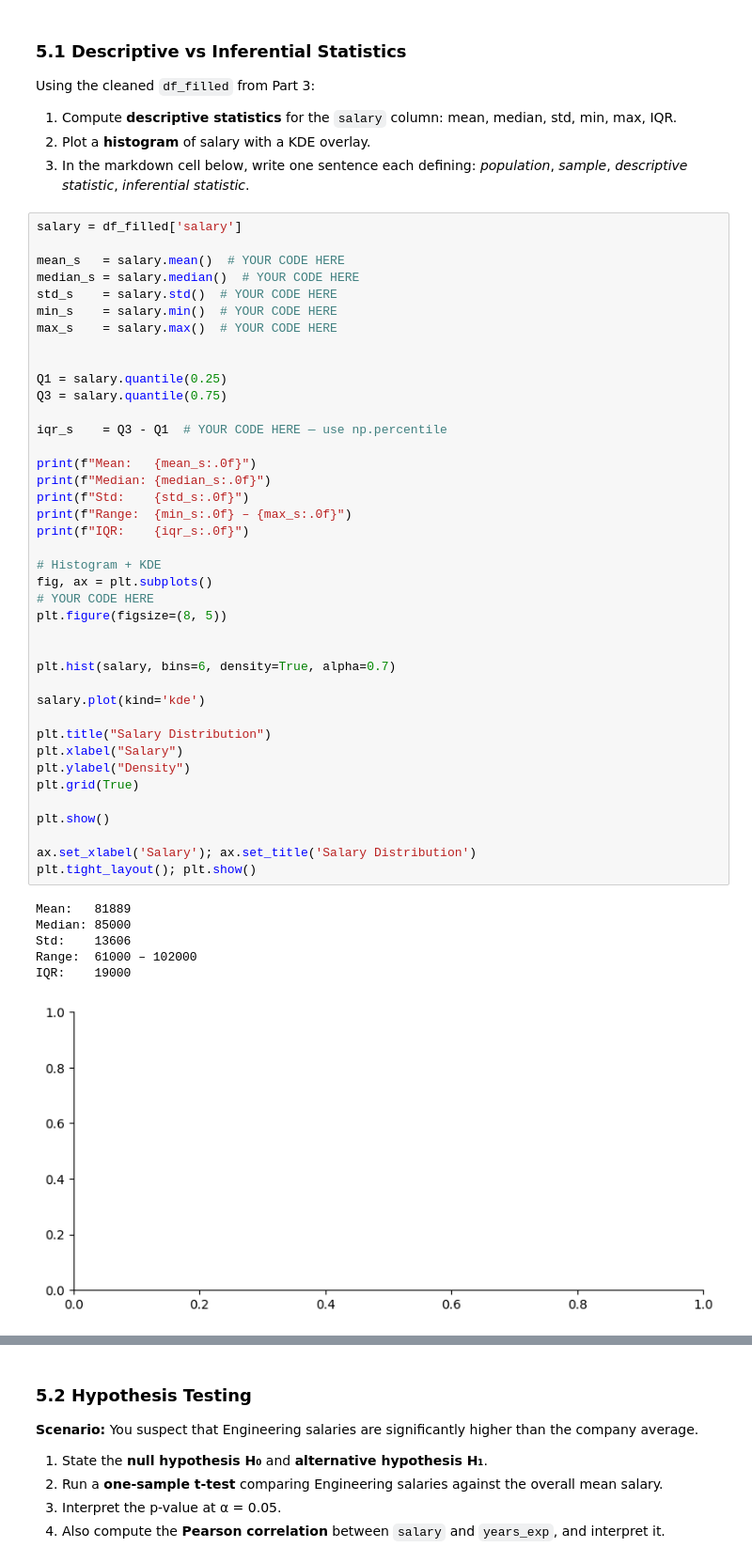
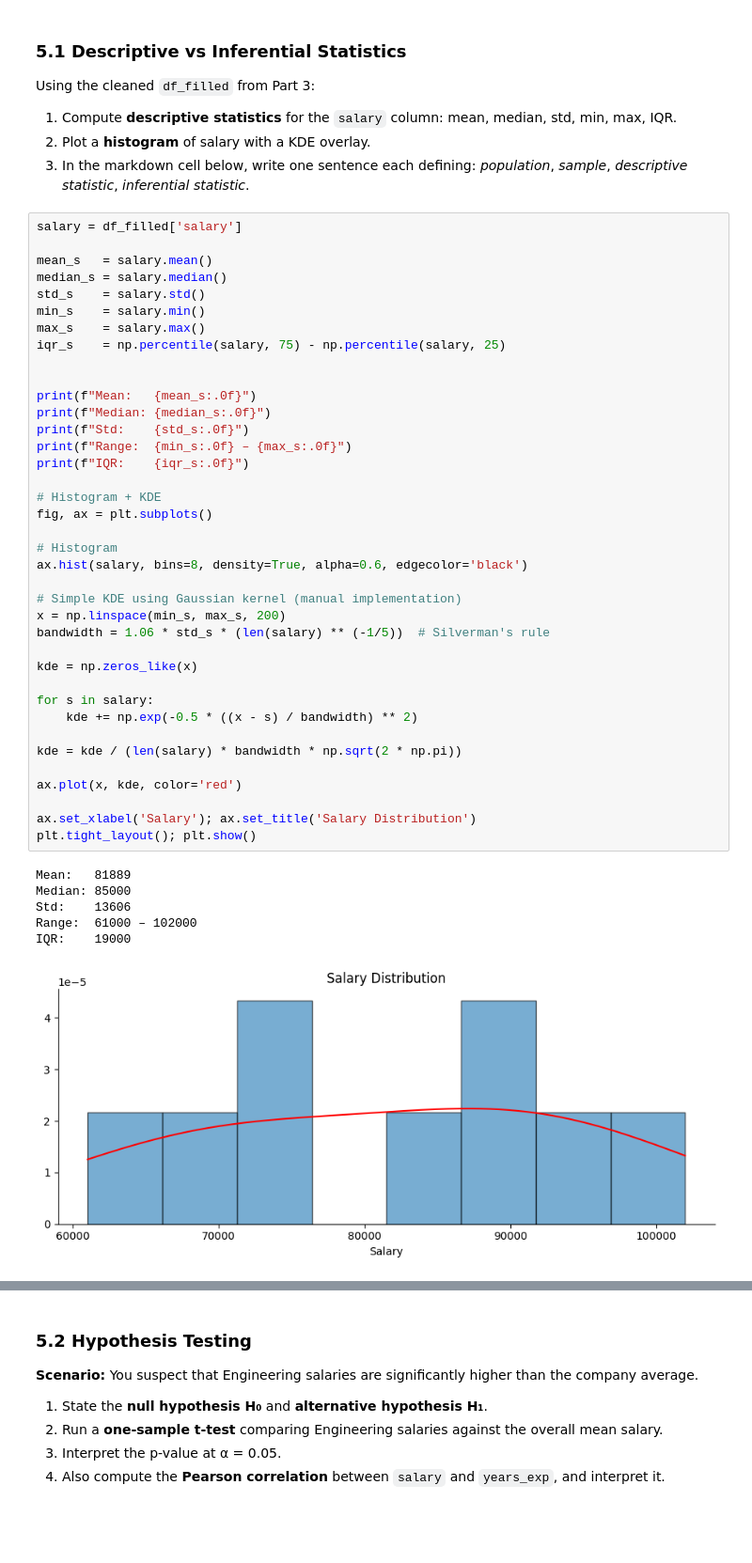
Before and after one commit to codeSOUMIK/CELEBAL_TECHNOLOGY_CEI_program, a Jupyter notebook: week1_soumik_patra.ipynb, the cells around one changed output, grey strips where cells are left out. Shown at 94% size. Saved outputs shown, nothing was run; the diff lists cells and outputs as text; blank space fills up the shorter version.

```diff
--- a/week1_soumik_patra.ipynb
+++ b/week1_soumik_patra.ipynb
@@ -584,47 +612,45 @@ Using the cleaned `df_filled` from Part 3:
 # %%
 salary = df_filled['salary']
 
-mean_s   = salary.mean()  # YOUR CODE HERE
-median_s = salary.median()  # YOUR CODE HERE
-std_s    = salary.std()  # YOUR CODE HERE
-min_s    = salary.min()  # YOUR CODE HERE
-max_s    = salary.max()  # YOUR CODE HERE
+mean_s   = salary.mean()
+median_s = salary.median()
+std_s    = salary.std()
+min_s    = salary.min()
+max_s    = salary.max()
+iqr_s    = np.percentile(salary, 75) - np.percentile(salary, 25)
 
-
-Q1 = salary.quantile(0.25)
-Q3 = salary.quantile(0.75)
-
-iqr_s    = Q3 - Q1  # YOUR CODE HERE — use np.percentile
 
 print(f"Mean:   {mean_s:.0f}")
 print(f"Median: {median_s:.0f}")
 print(f"Std:    {std_s:.0f}")
 print(f"Range:  {min_s:.0f} – {max_s:.0f}")
 print(f"IQR:    {iqr_s:.0f}")
 
 # Histogram + KDE
 fig, ax = plt.subplots()
-# YOUR CODE HERE
-plt.figure(figsize=(8, 5))
 
+# Histogram
+ax.hist(salary, bins=8, density=True, alpha=0.6, edgecolor='black')
 
-plt.hist(salary, bins=6, density=True, alpha=0.7)
+# Simple KDE using Gaussian kernel (manual implementation)
+x = np.linspace(min_s, max_s, 200)
+bandwidth = 1.06 * std_s * (len(salary) ** (-1/5))  # Silverman's rule
 
-salary.plot(kind='kde')
+kde = np.zeros_like(x)
 
-plt.title("Salary Distribution")
-plt.xlabel("Salary")
-plt.ylabel("Density")
-plt.grid(True)
+for s in salary:
+    kde += np.exp(-0.5 * ((x - s) / bandwidth) ** 2)
 
-plt.show()
+kde = kde / (len(salary) * bandwidth * np.sqrt(2 * np.pi))
+
+ax.plot(x, kde, color='red')
 
 ax.set_xlabel('Salary'); ax.set_title('Salary Distribution')
 plt.tight_layout(); plt.show()
 # %% [output]
 Mean:   81889
 Median: 85000
 Std:    13606
 Range:  61000 – 102000
 IQR:    19000
-[figure, old version]
+[figure, new version]
```
Also changed, not shown: parts of 30 cells of this notebook.
